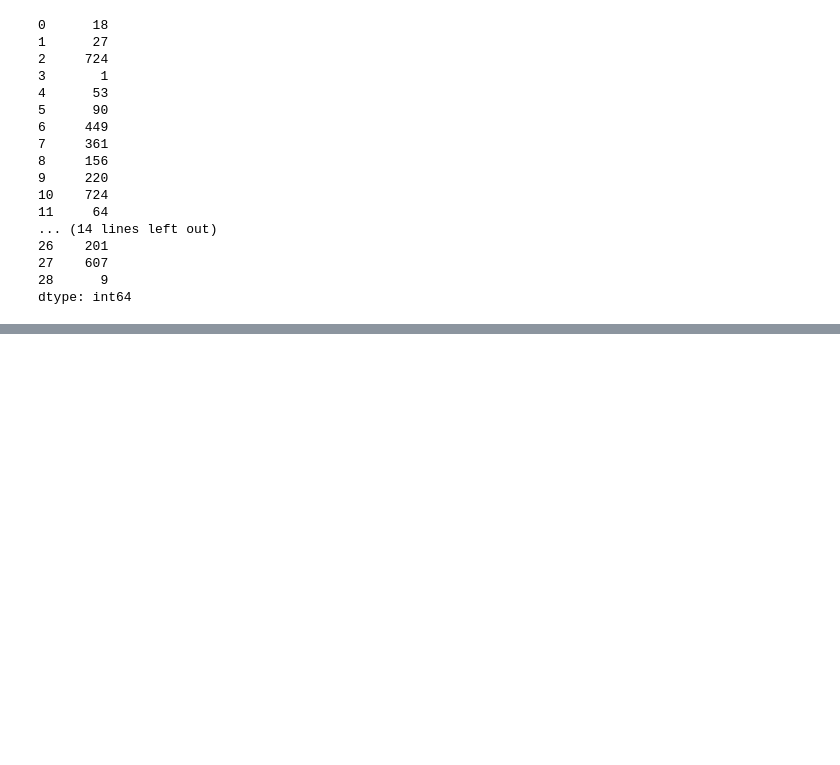
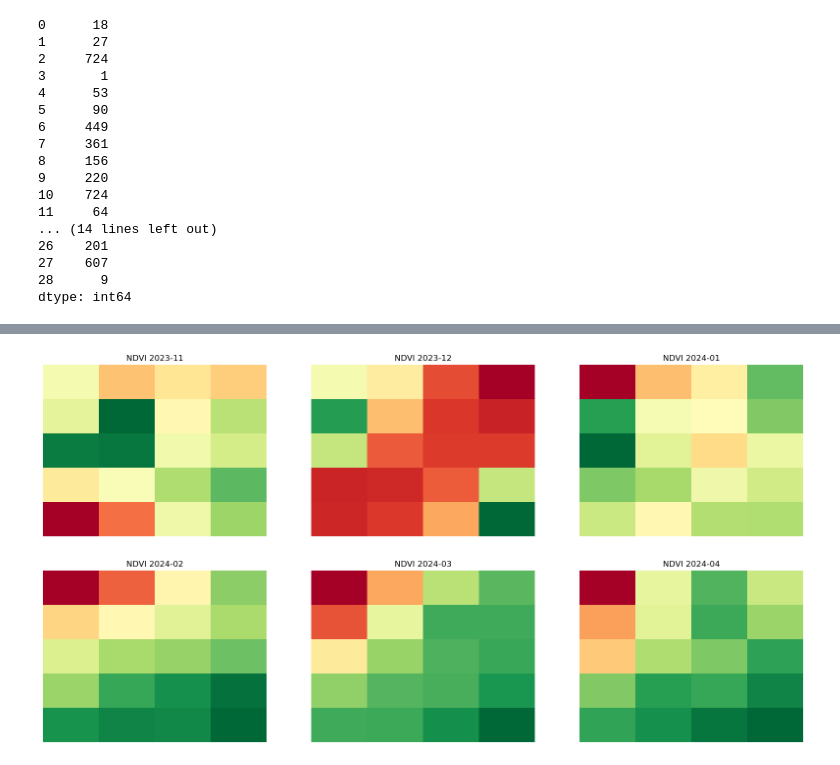
Before and after one commit to manukala6/crop_health_monitor, a Jupyter notebook: collect_time_series.ipynb, the cells around one changed output, grey strips where cells are left out. Drawn from its saved outputs; the diff is of its cells as text; code cells hidden in the pictures; blank space fills up the shorter version.

Commit message:
Test mean monthly NDVIs

```diff
--- a/collect_time_series.ipynb
+++ b/collect_time_series.ipynb
@@ -187,3 +187,8 @@ for idx, plot in tqdm(enumerate(train_part_28.iterrows()), total=len(train_part_
     stacks.append(plot_stack)
     #zarr_path = f"zarrs/part_{14}/plot_{idx}_stack.zarr"
     #plot_stack.to_zarr(zarr_path, mode='w', compute=False)
+# %%
+plot = stacks[0]
+# %%
+monthly_ndvi = plot["ndvi"].groupby("year_month").mean()
+monthly_ndvi
@@ -190,3 +221,15 @@ for idx, plot in tqdm(enumerate(train_part_28.iterrows()), total=len(train_part_
+# %%
+ndvi_mo1 = monthly_ndvi[2].compute()
+# %%
+# Plot figure with 6 subplots
+fig, axs = plt.subplots(2, 3, figsize=(20, 10))
+for i, ax in enumerate(axs.flat):
+    ndvi_mo1 = monthly_ndvi[i].compute()
+    ndvi_mo1.plot(ax=ax, cmap='RdYlGn', add_colorbar=False)
+    ax.set_title(f"NDVI {monthly_ndvi.year_month.values[i]}")
+    ax.set_axis_off()
+# %% [output]
+[figure, added]
 # %%
 def calc_monthly_mean_index(plot: xr.DataArray, index):
     monthy_ndvi = plot_stack[index].groupby("year_month").mean()
```
Also changed, not shown: parts of 1 cell of this notebook.
